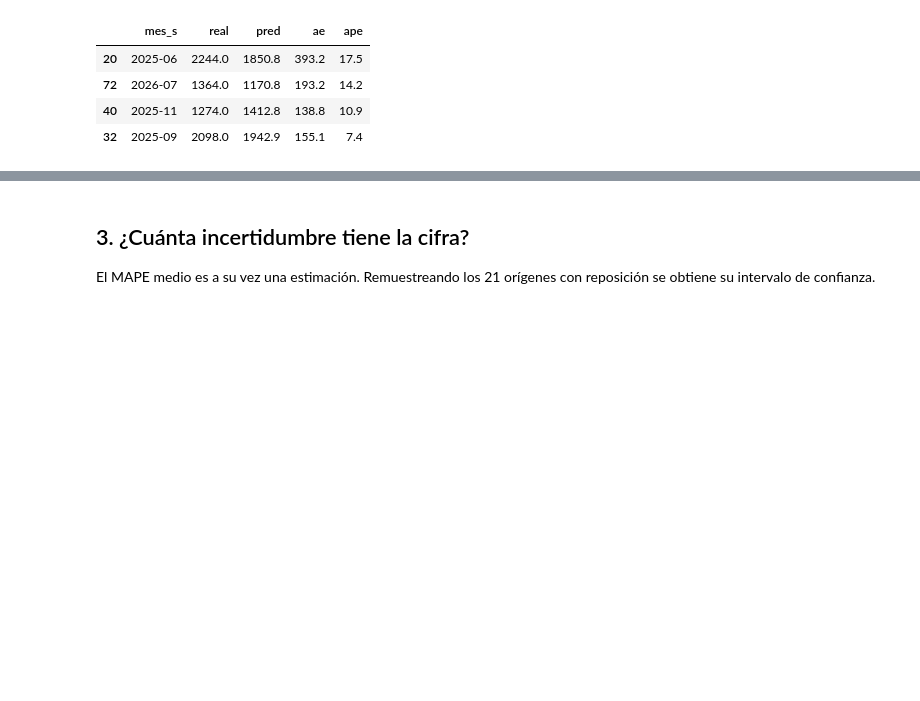
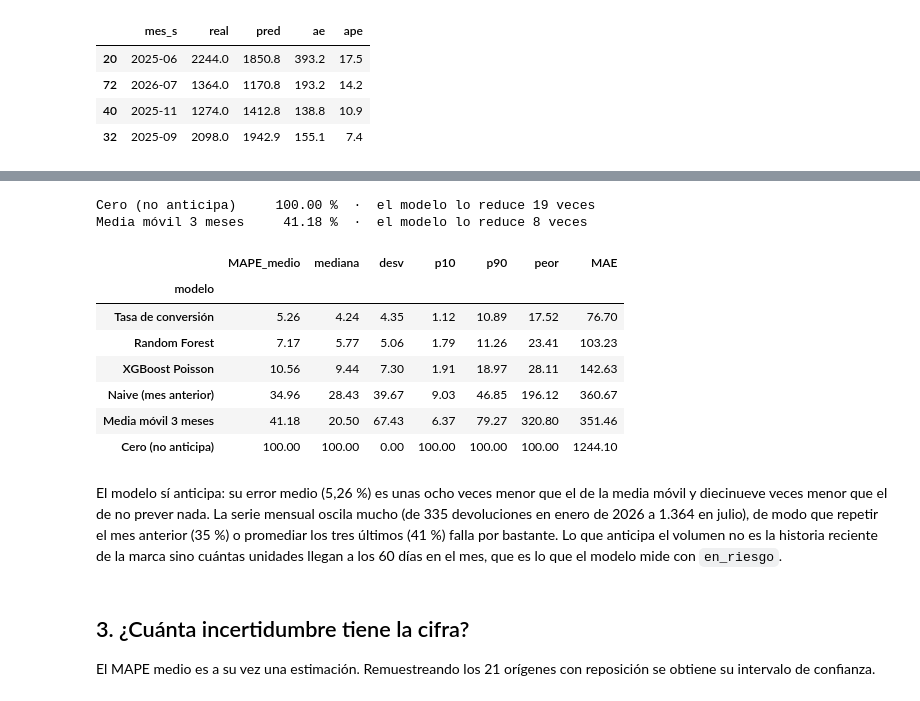
Before and after one commit to JimmyGuajan/capstone-devoluciones-udla, a Jupyter notebook: notebooks/07_validacion_estadistica.ipynb, the cells around one changed output, grey strips where cells are left out. Drawn from its saved outputs; the diff is of its cells as text; code cells hidden in the pictures; blank space fills up the shorter version.

```diff
--- a/notebooks/07_validacion_estadistica.ipynb
+++ b/notebooks/07_validacion_estadistica.ipynb
@@ -146,3 +155,28 @@ Orígenes por encima del 15 %: 1 de 21
+# %%
+from src import validacion as V
+
+panel = pd.read_parquet(PROC / "v6_panel_modelo.parquet")
+lineas_base = V.lineas_base(panel)
+comparativa = V.resumen(pd.concat([w, lineas_base], ignore_index=True))
+comparativa.to_csv(REPORTES / "walkforward_con_lineas_base.csv")
+mejor = comparativa.loc["Tasa de conversión", "MAPE_medio"]
+for nombre in V.LINEAS_BASE:
+    print(f"{nombre:<22} {comparativa.loc[nombre, 'MAPE_medio']:6.2f} %  ·  "
+          f"el modelo lo reduce {comparativa.loc[nombre, 'MAPE_medio'] / mejor:.0f} veces")
+comparativa
+# %% [output]
+Cero (no anticipa)     100.00 %  ·  el modelo lo reduce 19 veces
+Media móvil 3 meses     41.18 %  ·  el modelo lo reduce 8 veces
+|  | MAPE_medio | mediana | desv | p10 | p90 | peor | MAE |
+| modelo |  |  |  |  |  |  |  |
+| Tasa de conversión | 5.26 | 4.24 | 4.35 | 1.12 | 10.89 | 17.52 | 76.70 |
+| Random Forest | 7.17 | 5.77 | 5.06 | 1.79 | 11.26 | 23.41 | 103.23 |
+| XGBoost Poisson | 10.56 | 9.44 | 7.30 | 1.91 | 18.97 | 28.11 | 142.63 |
+| Naive (mes anterior) | 34.96 | 28.43 | 39.67 | 9.03 | 46.85 | 196.12 | 360.67 |
+| Media móvil 3 meses | 41.18 | 20.50 | 67.43 | 6.37 | 79.27 | 320.80 | 351.46 |
+| Cero (no anticipa) | 100.00 | 100.00 | 0.00 | 100.00 | 100.00 | 100.00 | 1244.10 |
+# %% [markdown]
+El modelo sí anticipa: su error medio (5,26 %) es unas ocho veces menor que el de la media móvil y diecinueve veces menor que el de no prever nada. La serie mensual oscila mucho (de 335 devoluciones en enero de 2026 a 1.364 en julio), de modo que repetir el mes anterior (35 %) o promediar los tres últimos (41 %) falla por bastante. Lo que anticipa el volumen no es la historia reciente de la marca sino cuántas unidades llegan a los 60 días en el mes, que es lo que el modelo mide con `en_riesgo`.
 # %% [markdown]
 ## 3. ¿Cuánta incertidumbre tiene la cifra?
 
```
Also changed, not shown: parts of 1 cell of this notebook, 12 other files.
